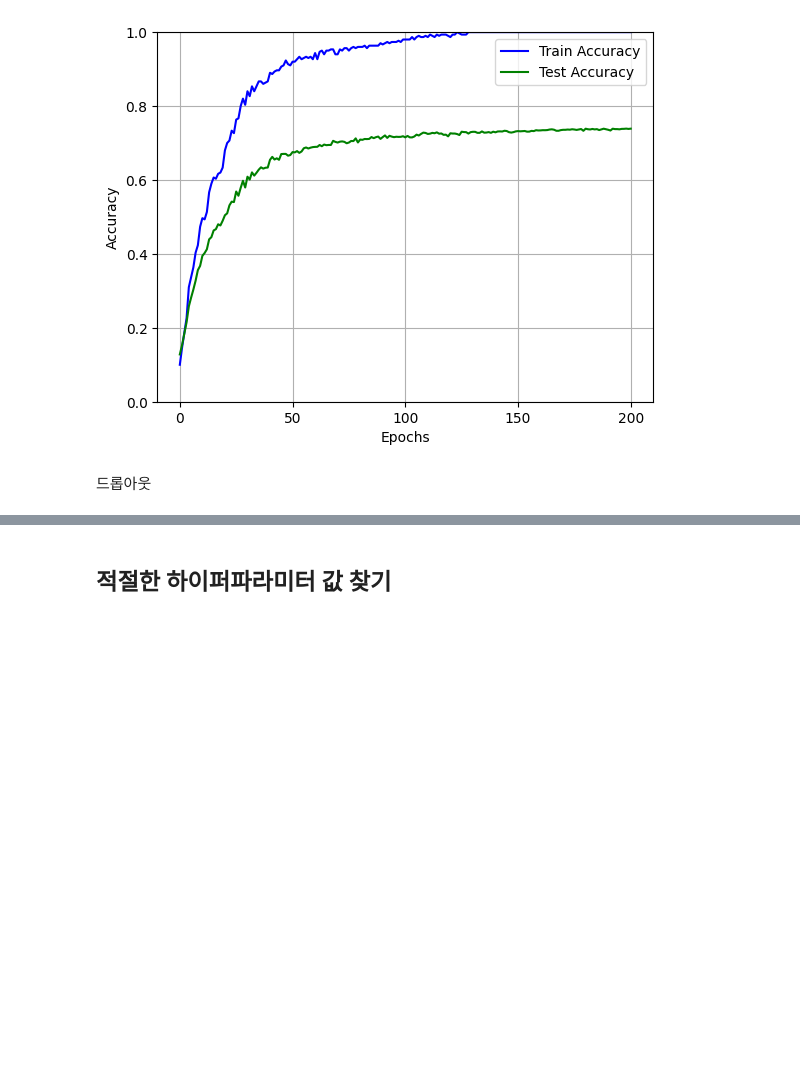
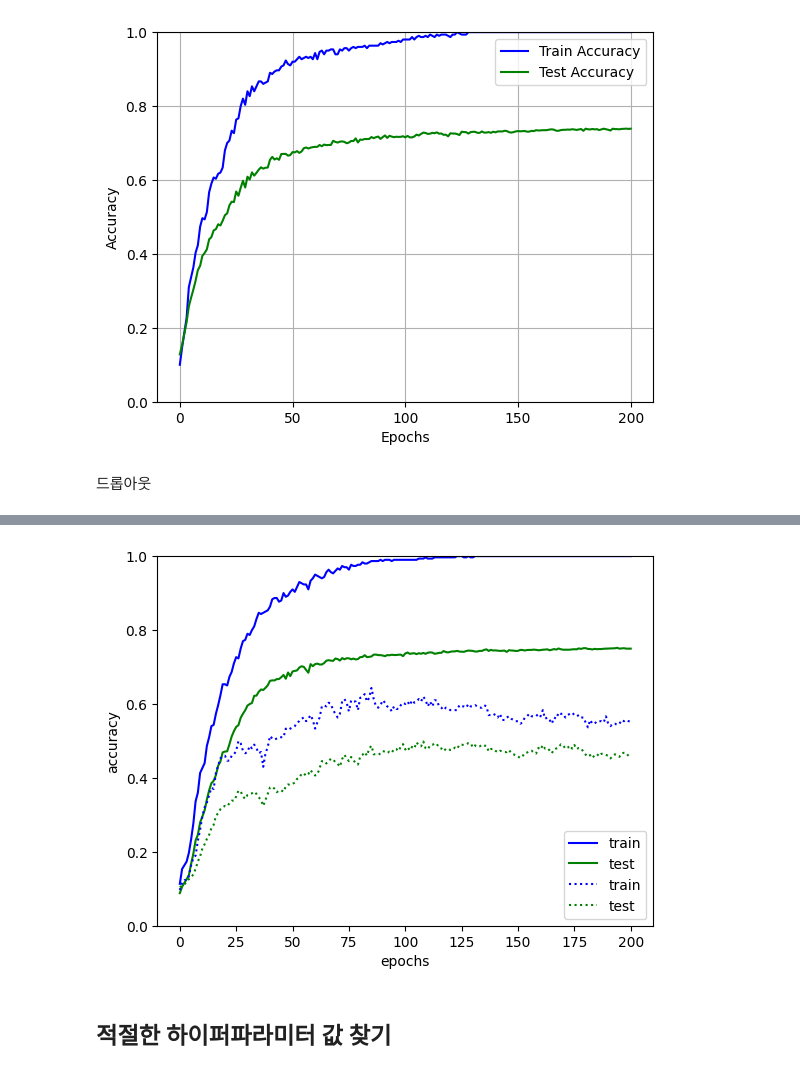
Before and after one commit to Chanmuzi/Deep-Learning-from-Scratch, a Jupyter notebook: 1권/ch06.ipynb, the cells around one changed output, grey strips where cells are left out. Cells and saved outputs as stored; diff of their text form; code cells hidden in the pictures; blank space fills up the shorter version.

Commit message:
ch06: weight decay test

```diff
--- a/1권/ch06.ipynb
+++ b/1권/ch06.ipynb
@@ -502,3 +807,19 @@ class Dropout:
+# %%
+# markers = {'train': 'o', 'test': 's'}
+x = np.arange(max_epochs)
+# plt.plot(x, train_acc_list, marker='o', label='train', markevery=10)
+# plt.plot(x, test_acc_list, marker='s', label='test', markevery=10)
+plt.plot(x, train_acc_list, label='train', color='blue')
+plt.plot(x, test_acc_list, label='test', color='green')
+plt.plot(x, train_acc_list_decay, label='train', color='blue', linestyle=':')
+plt.plot(x, test_acc_list_decay, label='test', color='green', linestyle=':')
+plt.xlabel("epochs")
+plt.ylabel("accuracy")
+plt.ylim(0, 1.0)
+plt.legend(loc='lower right')
+plt.show()
+# %% [output]
+[figure, added]
 # %% [markdown]
 ## 적절한 하이퍼파라미터 값 찾기
 # %% [markdown]
```
Also changed, not shown: parts of 4 cells of this notebook.
